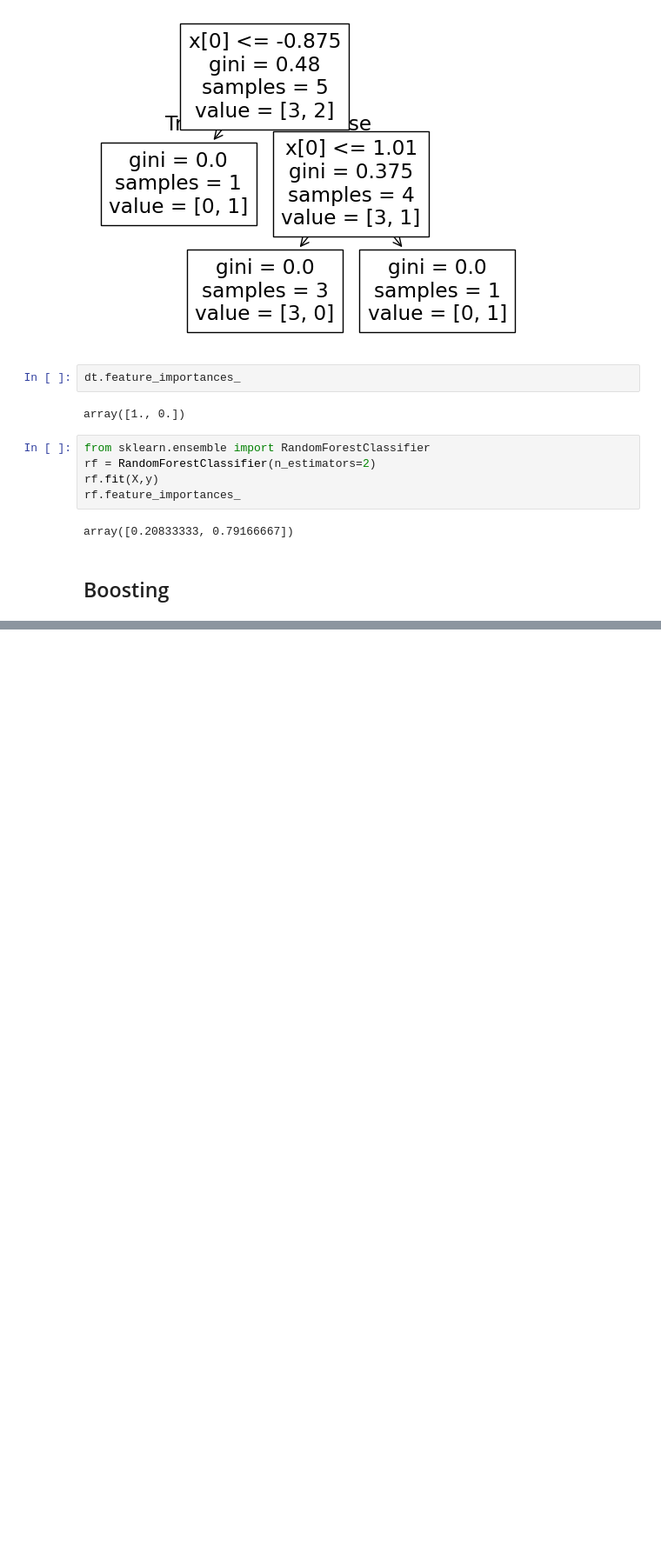
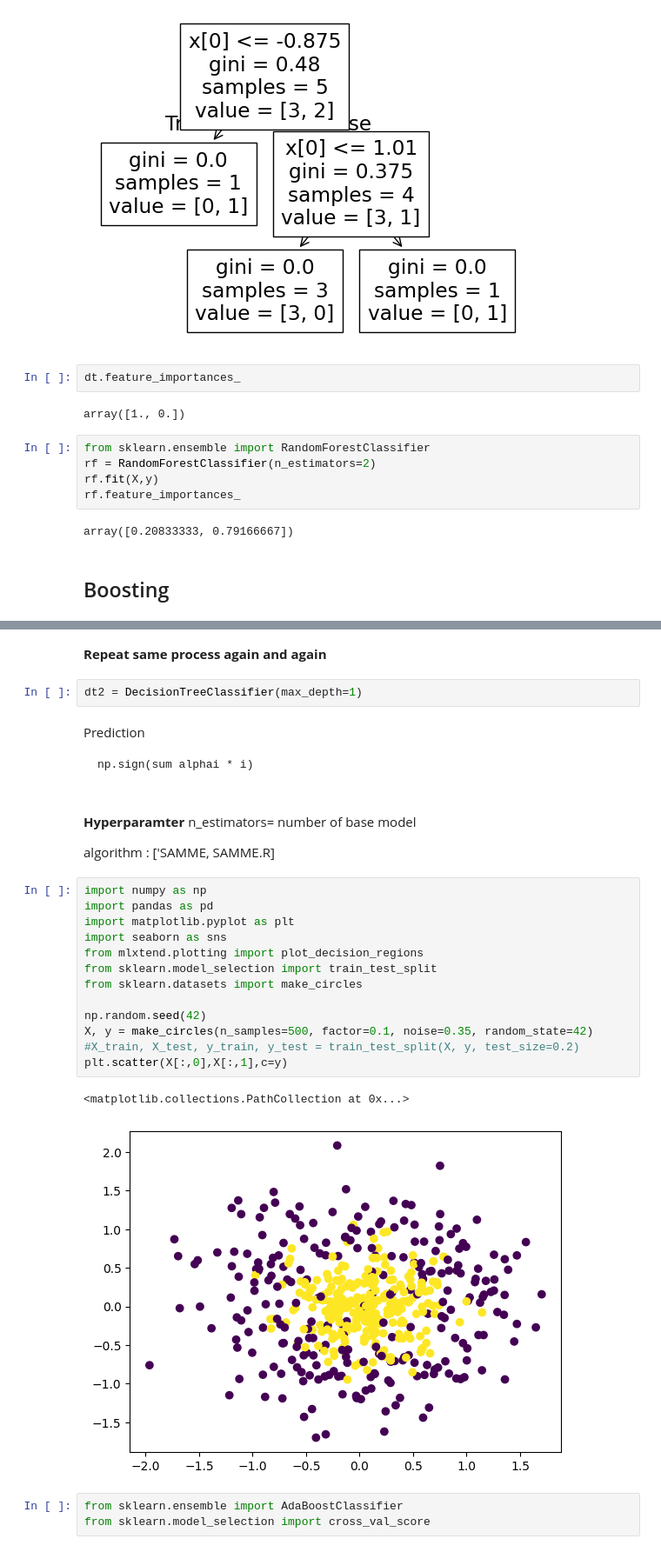
Before and after one commit to Avit-hodibu/Ensemble_learning, a Jupyter notebook: Ensemble_learning.ipynb, the cells around one changed output, grey strips where cells are left out. Shown at 87% size. Saved outputs shown, nothing was run; the diff lists cells and outputs as text; blank space fills up the shorter version.

````diff
--- a/Ensemble_learning.ipynb
+++ b/Ensemble_learning.ipynb
@@ -1072,0 +1309,34 @@ array([0.20833333, 0.79166667])
+# %% [markdown]
+**Repeat same process again and again**
+# %%
+dt2 = DecisionTreeClassifier(max_depth=1)
+# %% [markdown]
+Prediction
+```
+np.sign(sum alphai * i)
+
+```
+# %% [markdown]
+**Hyperparamter**
+n_estimators= number of base model
+
+algorithm : ['SAMME, SAMME.R]
+# %%
+import numpy as np
+import pandas as pd
+import matplotlib.pyplot as plt
+import seaborn as sns
+from mlxtend.plotting import plot_decision_regions
+from sklearn.model_selection import train_test_split
+from sklearn.datasets import make_circles
+
+np.random.seed(42)
+X, y = make_circles(n_samples=500, factor=0.1, noise=0.35, random_state=42)
+#X_train, X_test, y_train, y_test = train_test_split(X, y, test_size=0.2)
+plt.scatter(X[:,0],X[:,1],c=y)
+# %% [output]
+<matplotlib.collections.PathCollection at 0x...>
+[figure, added]
+# %%
+from sklearn.ensemble import AdaBoostClassifier
+from sklearn.model_selection import cross_val_score
````
Also changed, not shown: parts of 24 cells of this notebook.
